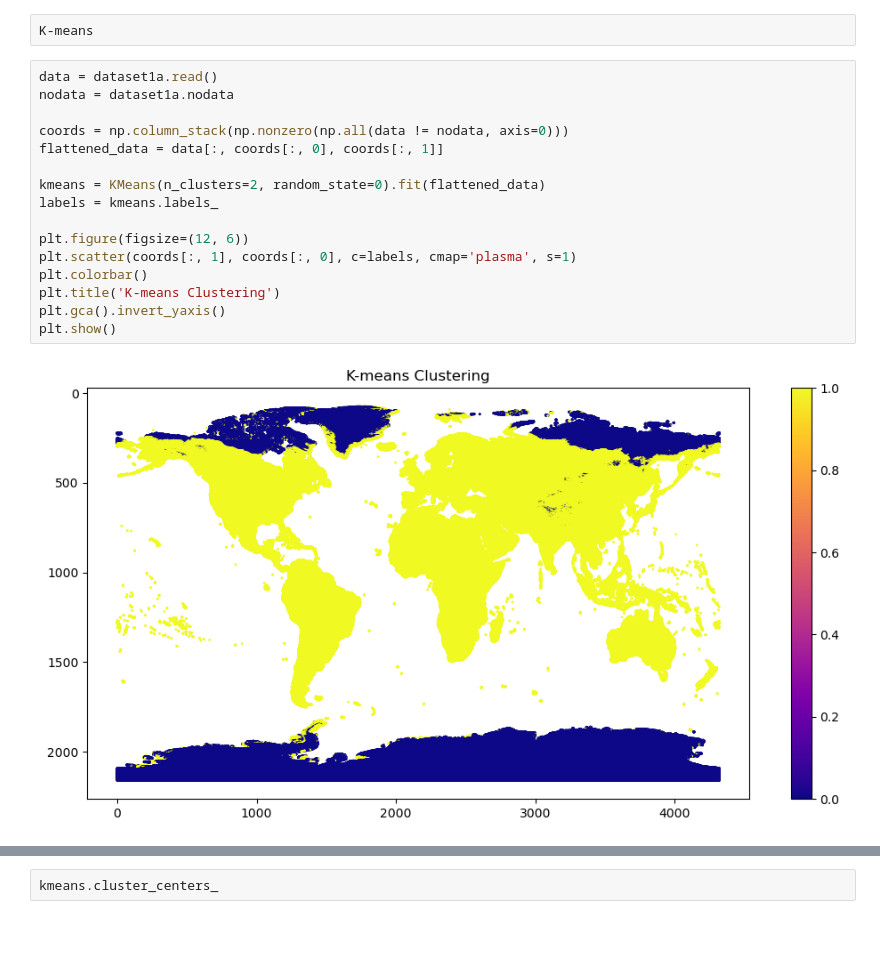
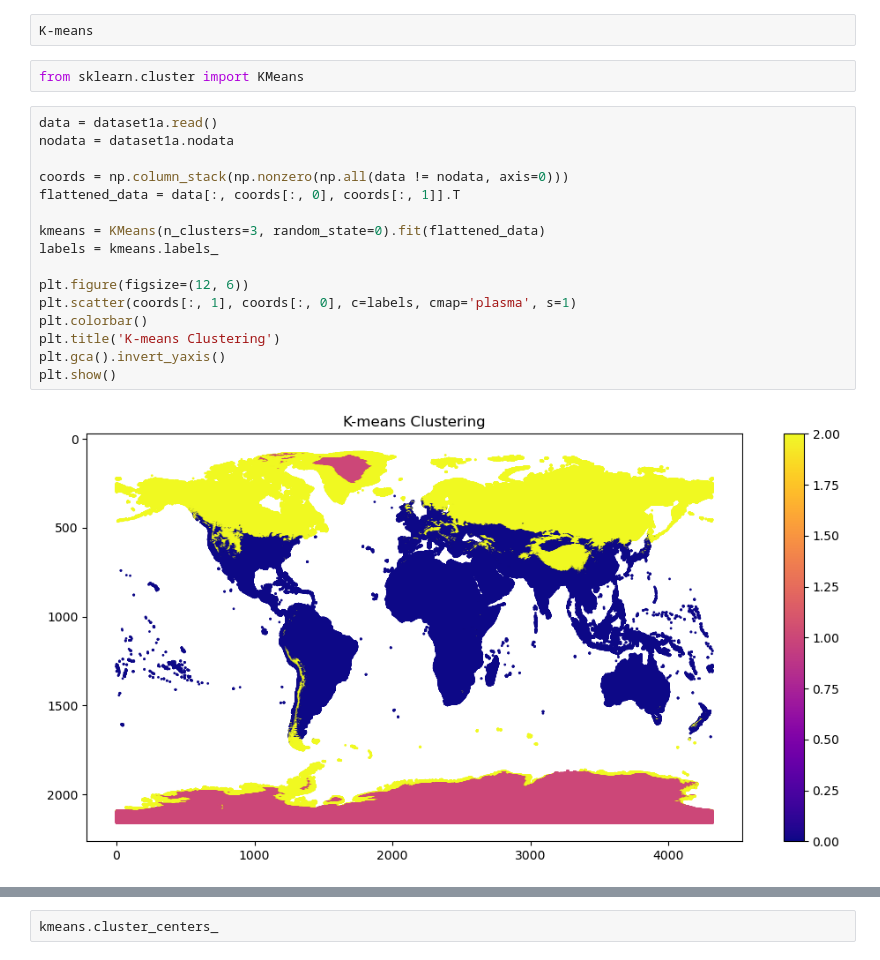
Before and after one commit to deekenyah1/final_year_worldclim, a Jupyter notebook: RASTERIO PROJECT.ipynb, the cells around one changed output, grey strips where cells are left out. Drawn from its saved outputs; the diff is of its cells as text; blank space fills up the shorter version.

```diff
--- a/RASTERIO PROJECT.ipynb
+++ b/RASTERIO PROJECT.ipynb
@@ -336,20 +353,22 @@ array([-1, -1, -1, ..., -1, -1, -1], dtype=int64)
 # %% [raw]
 K-means
+# %%
+from sklearn.cluster import KMeans
 # %%
 data = dataset1a.read()
 nodata = dataset1a.nodata
 
 coords = np.column_stack(np.nonzero(np.all(data != nodata, axis=0)))
-flattened_data = data[:, coords[:, 0], coords[:, 1]]
+flattened_data = data[:, coords[:, 0], coords[:, 1]].T
 
-kmeans = KMeans(n_clusters=2, random_state=0).fit(flattened_data)
+kmeans = KMeans(n_clusters=3, random_state=0).fit(flattened_data)
 labels = kmeans.labels_
 
 plt.figure(figsize=(12, 6))
 plt.scatter(coords[:, 1], coords[:, 0], c=labels, cmap='plasma', s=1)
 plt.colorbar()
 plt.title('K-means Clustering')
 plt.gca().invert_yaxis()
 plt.show()
 # %% [output]
-[figure, old version]
+[figure, new version]
```
Also changed, not shown: parts of 46 cells of this notebook.
